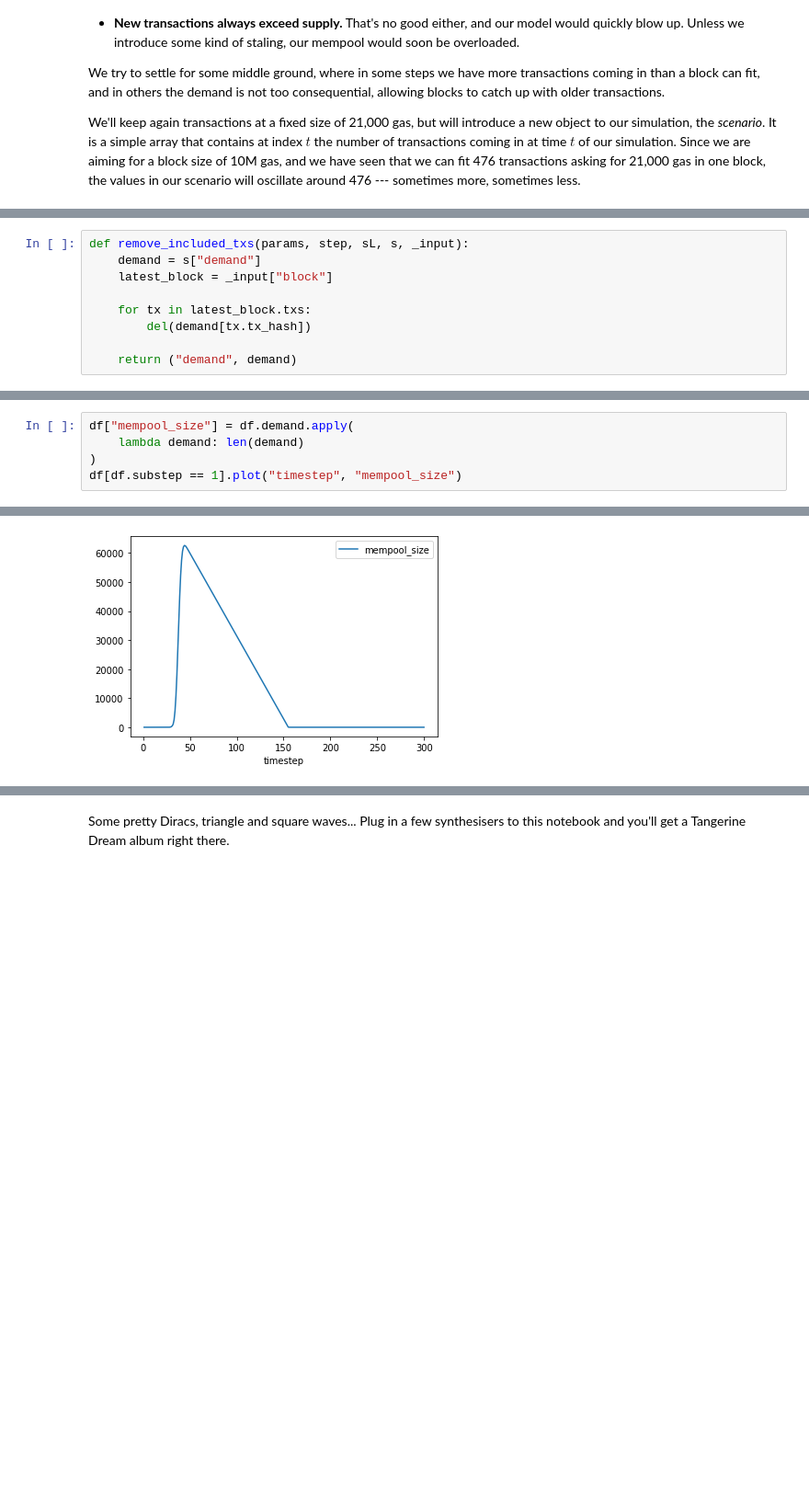
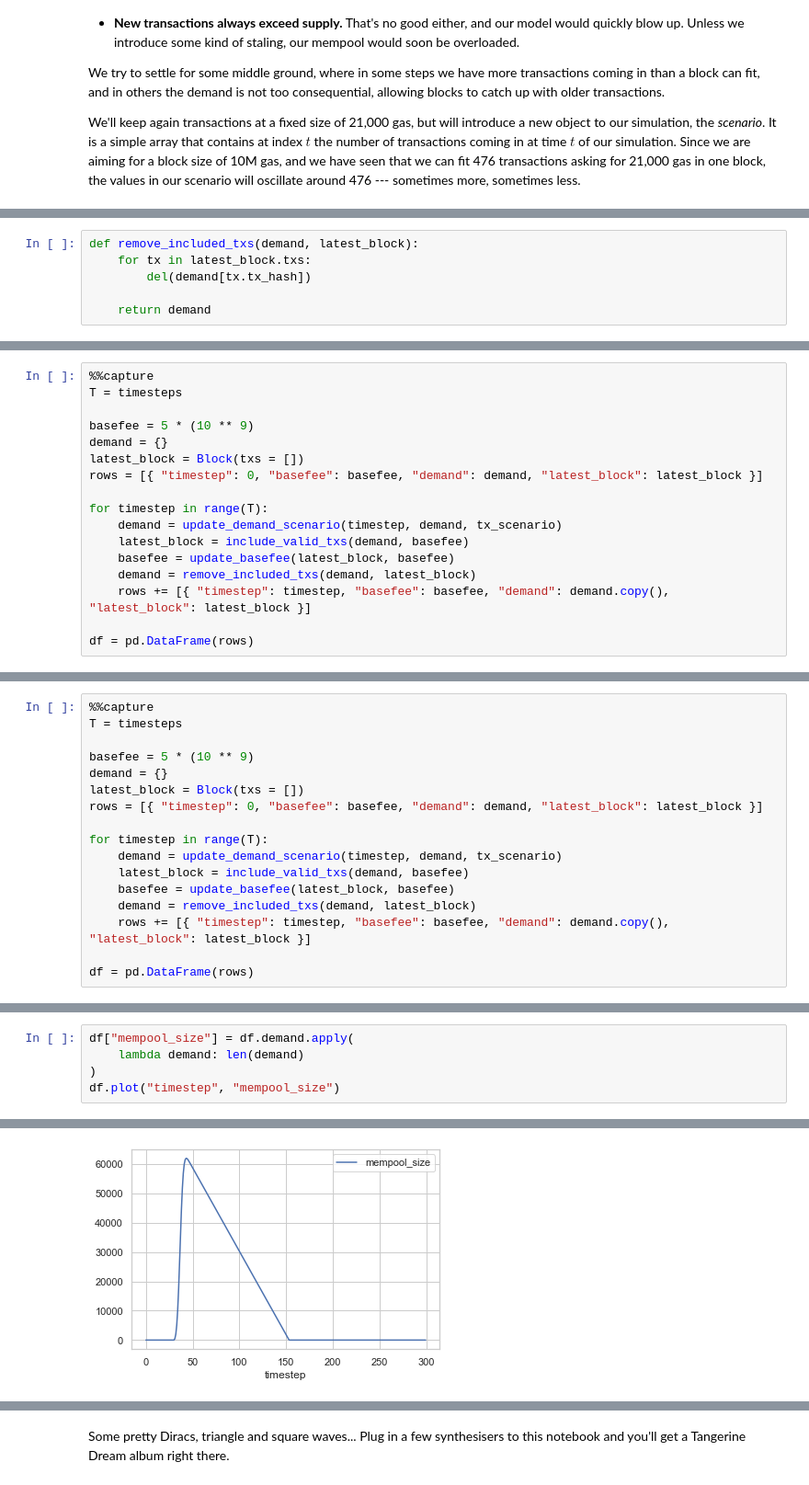
Before and after one commit to ethereum/rig, a Jupyter notebook: eip1559/eip1559.ipynb, the cells around one changed output, grey strips where cells are left out. Shown at 92% size. Cells and saved outputs as stored; diff of their text form; blank space fills up the shorter version.

```diff
--- a/eip1559/eip1559.ipynb
+++ b/eip1559/eip1559.ipynb
@@ -552,9 +612,6 @@ def update_demand_scenario(params, step, sL, s, _input):
 # %%
-def remove_included_txs(params, step, sL, s, _input):
-    demand = s["demand"]
-    latest_block = _input["block"]
-
+def remove_included_txs(demand, latest_block):
     for tx in latest_block.txs:
         del(demand[tx.tx_hash])
 
-    return ("demand", demand)
+    return demand
@@ -602 +618,18 @@ df = pd.DataFrame(raw_result)
+# %%
+%%capture
+T = timesteps
+
+basefee = 5 * (10 ** 9)
+demand = {}
+latest_block = Block(txs = [])
+rows = [{ "timestep": 0, "basefee": basefee, "demand": demand, "latest_block": latest_block }]
+
+for timestep in range(T):
+    demand = update_demand_scenario(timestep, demand, tx_scenario)
+    latest_block = include_valid_txs(demand, basefee)
+    basefee = update_basefee(latest_block, basefee)
+    demand = remove_included_txs(demand, latest_block)
+    rows += [{ "timestep": timestep, "basefee": basefee, "demand": demand.copy(), "latest_block": latest_block }]
+
+df = pd.DataFrame(rows)
 # %%
@@ -682,0 +674,17 @@ df = pd.DataFrame(raw_result)
+# %%
+%%capture
+T = timesteps
+
+basefee = 5 * (10 ** 9)
+demand = {}
+latest_block = Block(txs = [])
+rows = [{ "timestep": 0, "basefee": basefee, "demand": demand, "latest_block": latest_block }]
+
+for timestep in range(T):
+    demand = update_demand_scenario(timestep, demand, tx_scenario)
+    latest_block = include_valid_txs(demand, basefee)
+    basefee = update_basefee(latest_block, basefee)
+    demand = remove_included_txs(demand, latest_block)
+    rows += [{ "timestep": timestep, "basefee": basefee, "demand": demand.copy(), "latest_block": latest_block }]
+
+df = pd.DataFrame(rows)
@@ -688,8 +700,8 @@ df[df.substep == 1].plot("timestep", "basefee")
 # %%
 df["mempool_size"] = df.demand.apply(
     lambda demand: len(demand)
 )
-df[df.substep == 1].plot("timestep", "mempool_size")
+df.plot("timestep", "mempool_size")
 # %% [output]
 <matplotlib.axes._subplots.AxesSubplot at 0x...>
-[figure, old version]
+[figure, new version]
```
Also changed, not shown: parts of 50 cells of this notebook, 2 other files.
